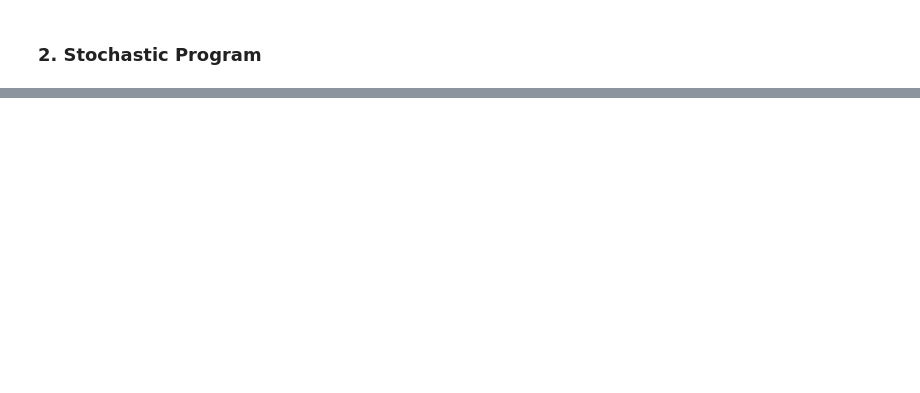
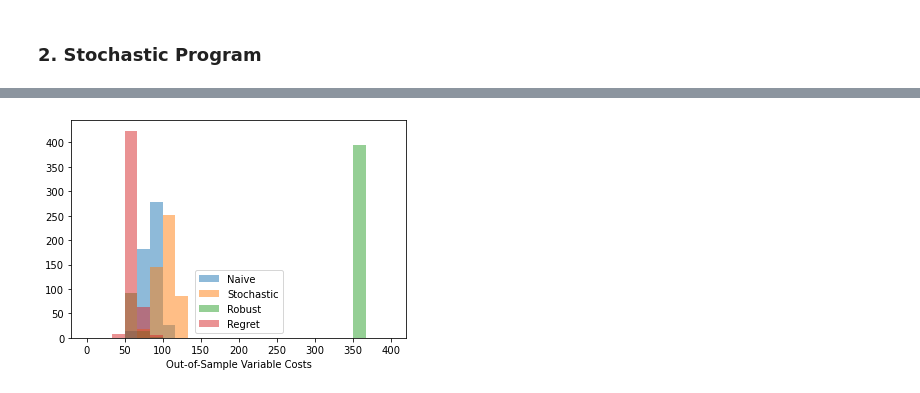
Before and after one commit to Charlie-Gulian/silver-garbanzo, a Jupyter notebook: code/Stochastic Optimization Exploration.ipynb, the cells around one changed output, grey strips where cells are left out. Saved outputs shown, nothing was run; the diff lists cells and outputs as text; code cells hidden in the pictures; blank space fills up the shorter version.

```diff
--- a/code/Stochastic Optimization Exploration.ipynb
+++ b/code/Stochastic Optimization Exploration.ipynb
@@ -186,0 +355,30 @@ Optimal wind build: 349.88 MW
+# %%
+def OOS_variable_costs(C):
+    S = 100
+    np.random.seed(4)
+    w_oos = np.random.rand(S)
+    costs_oos = k*np.max(np.array([np.zeros(S), l - C*w_oos]), axis = 0)
+    return costs_oos
+# %%
+naive_costs = np.zeros(M)
+stochastic_costs = np.zeros(M)
+robust_costs = np.zeros(M)
+regret_costs = np.zeros(M)
+
+for m in range(M):
+
+    naive_costs[m] = np.mean(OOS_variable_costs(naive_arr[m]))
+    stochastic_costs[m] = np.mean(OOS_variable_costs(stochastic_arr[m]))
+    robust_costs[m] = np.mean(OOS_variable_costs(robust_arr[m]))
+    regret_costs[m] = np.mean(OOS_variable_costs(regret_arr[m]))
+# %%
+plt.hist(naive_costs, bins = np.linspace(0, 400, 25), alpha = 0.5, label = 'Naive')
+plt.hist(stochastic_costs, bins = np.linspace(0, 400, 25), alpha = 0.5, label = 'Stochastic')
+plt.hist(robust_costs, bins = np.linspace(0, 400, 25), alpha = 0.5, label = 'Robust')
+plt.hist(regret_costs, bins = np.linspace(0, 400, 25), alpha = 0.5, label = 'Regret')
+
+plt.legend()
+plt.xlabel('Out-of-Sample Variable Costs')
+plt.show()
+# %% [output]
+[figure, added]
```
Also changed, not shown: parts of 13 cells of this notebook, 1 other file.
